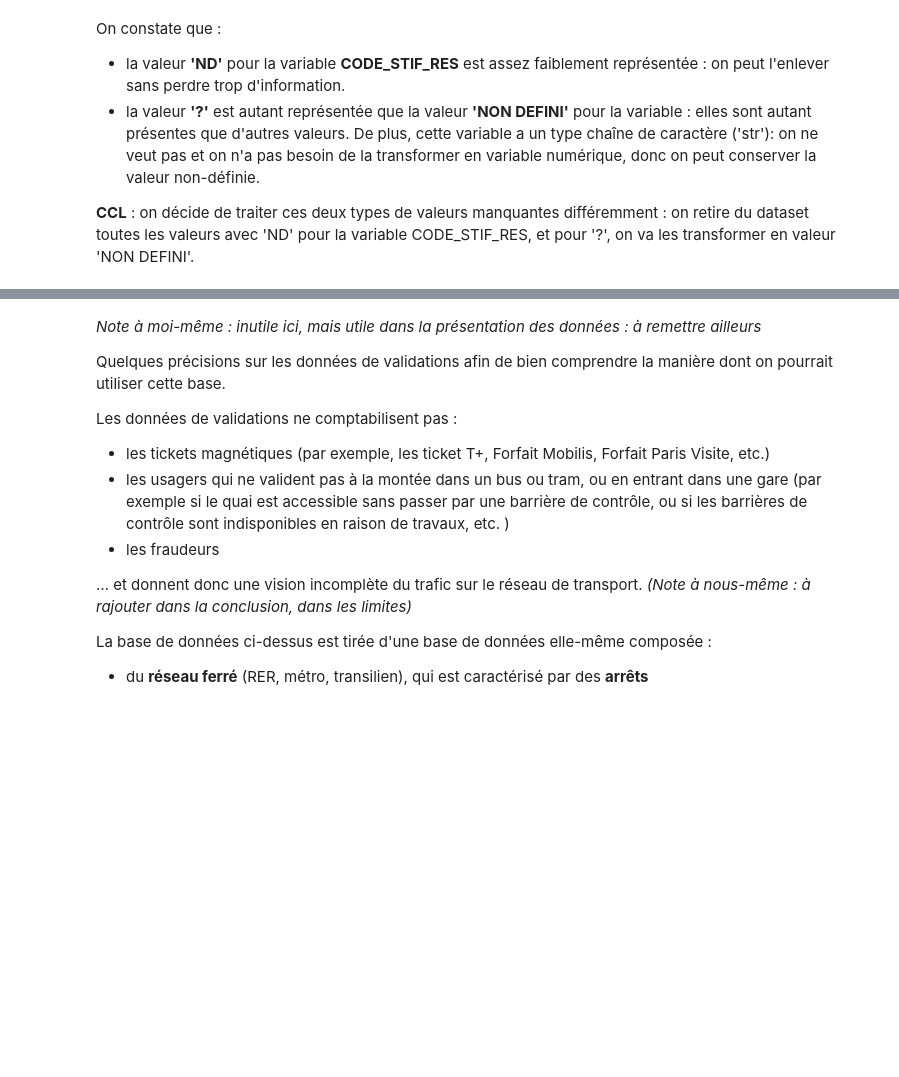
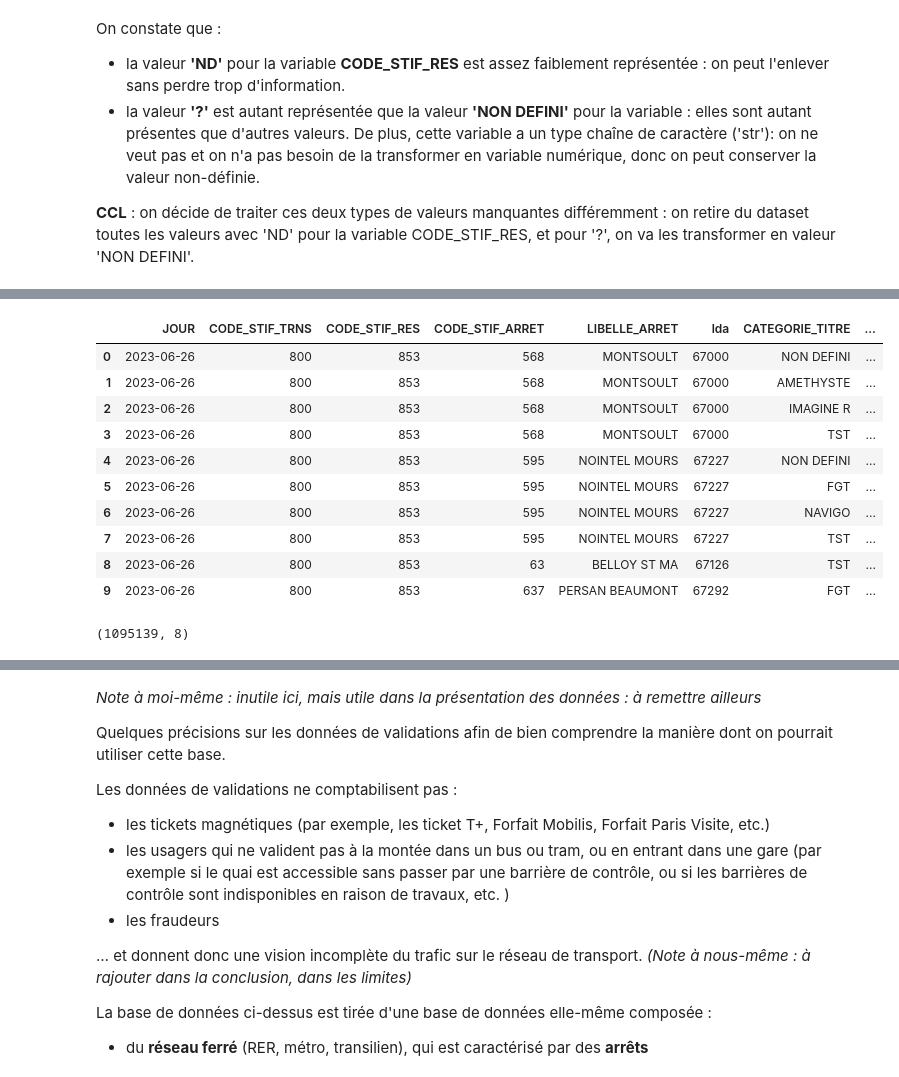
Before and after one commit to jlechat/Frequentation-des-stations-de-TC-en-Ile-de-France, a Jupyter notebook: 2- Statistiques descriptives/Stat_desc_2023.ipynb, the cells around one changed output, grey strips where cells are left out. Cells and saved outputs as stored; diff of their text form; code cells hidden in the pictures; blank space fills up the shorter version.

```diff
--- a/2- Statistiques descriptives/Stat_desc_2023.ipynb
+++ b/2- Statistiques descriptives/Stat_desc_2023.ipynb
@@ -218,0 +215,19 @@ validations_23_tr = df.loc[condition, 'Colonne1'] = nouvelle_valeur
+# %%
+validations_23_tr.head(10)
+# on constate bien que les valeurs '?' dans la colonne categorie 4 (ligne 0 et 4) ont été transformées en 'NON DEFINI'
+# %% [output]
+|  | JOUR | CODE_STIF_TRNS | CODE_STIF_RES | CODE_STIF_ARRET | LIBELLE_ARRET | lda | CATEGORIE_TITRE | ... |
+| 0 | 2023-06-26 | 800 | 853 | 568 | MONTSOULT | 67000 | NON DEFINI | ... |
+| 1 | 2023-06-26 | 800 | 853 | 568 | MONTSOULT | 67000 | AMETHYSTE | ... |
+| 2 | 2023-06-26 | 800 | 853 | 568 | MONTSOULT | 67000 | IMAGINE R | ... |
+| 3 | 2023-06-26 | 800 | 853 | 568 | MONTSOULT | 67000 | TST | ... |
+| 4 | 2023-06-26 | 800 | 853 | 595 | NOINTEL MOURS | 67227 | NON DEFINI | ... |
+| 5 | 2023-06-26 | 800 | 853 | 595 | NOINTEL MOURS | 67227 | FGT | ... |
+| 6 | 2023-06-26 | 800 | 853 | 595 | NOINTEL MOURS | 67227 | NAVIGO | ... |
+| 7 | 2023-06-26 | 800 | 853 | 595 | NOINTEL MOURS | 67227 | TST | ... |
+| 8 | 2023-06-26 | 800 | 853 | 63 | BELLOY ST MA | 67126 | TST | ... |
+| 9 | 2023-06-26 | 800 | 853 | 637 | PERSAN BEAUMONT | 67292 | FGT | ... |
+# %%
+validations_23_tr.shape
+# %% [output]
+(1095139, 8)
```
Also changed, not shown: parts of 32 cells of this notebook.
